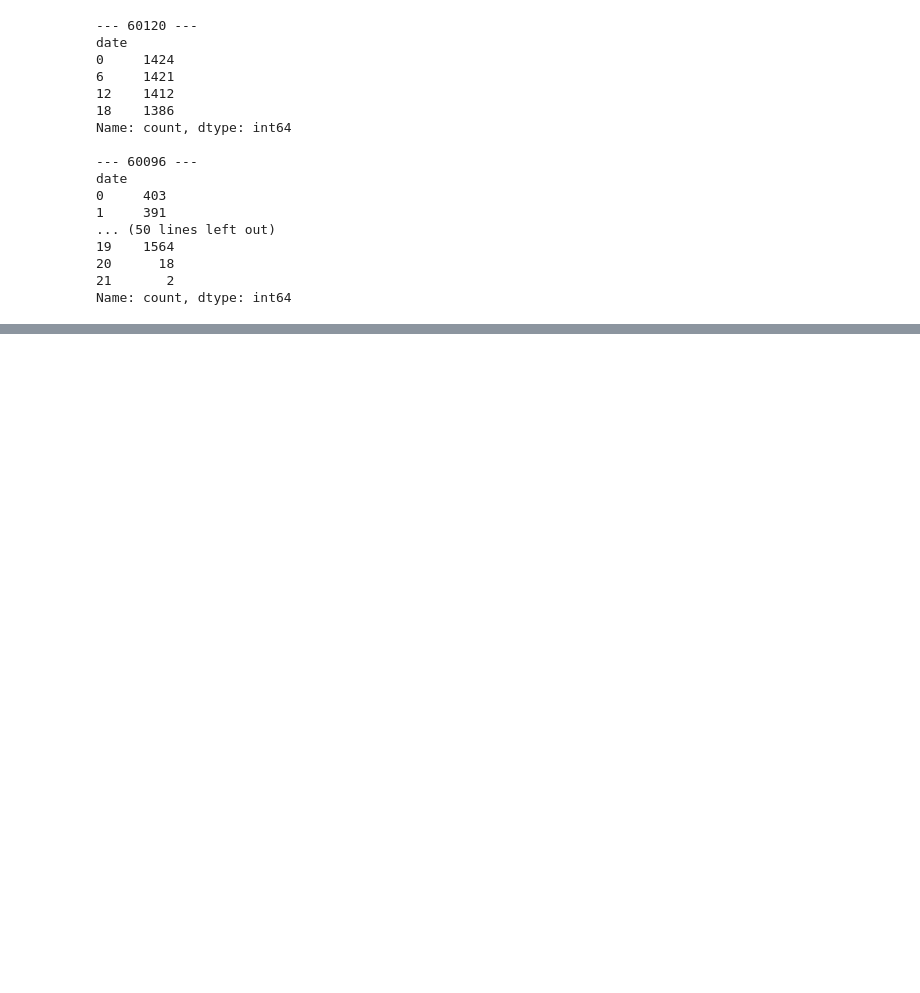
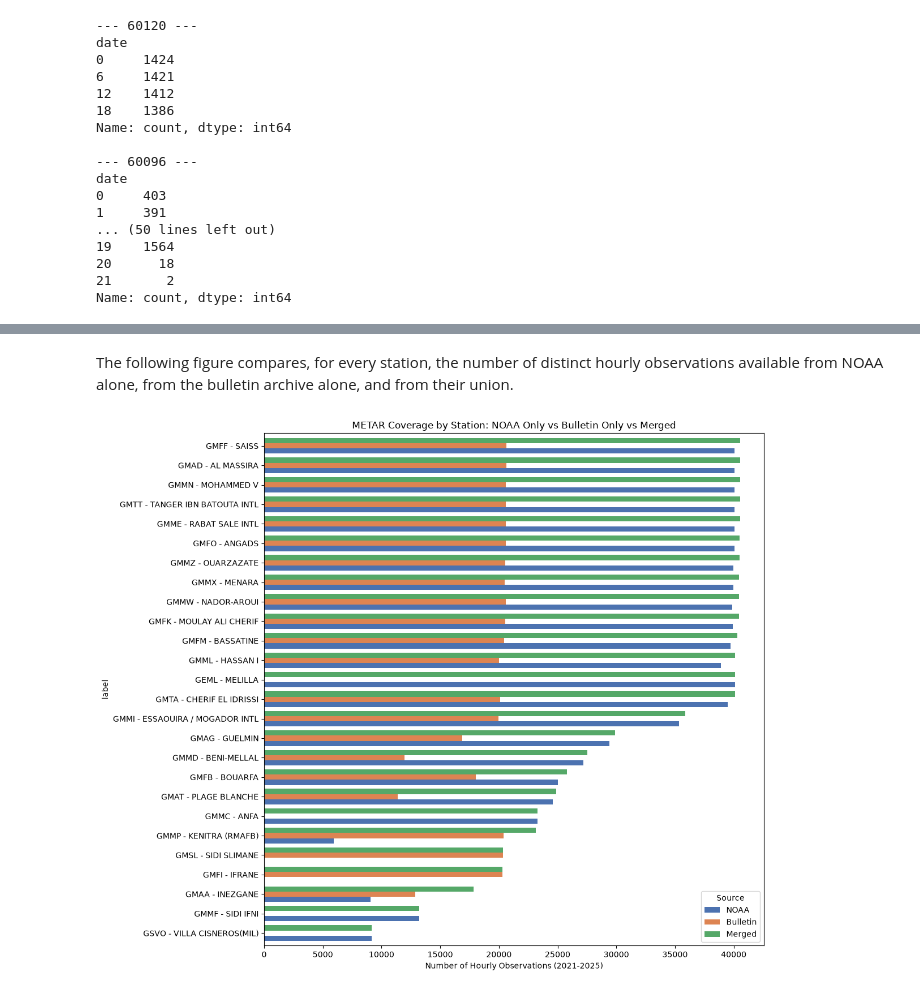
Before and after one commit to Marouanelmzr/meteorological-time-series-forecasting, a Jupyter notebook: notebooks/02_data_collection.ipynb, the cells around one changed output, grey strips where cells are left out. Drawn from its saved outputs; the diff is of its cells as text; code cells hidden in the pictures; blank space fills up the shorter version.

Commit message:
Docummented the data_collection pipeline

```diff
--- a/notebooks/02_data_collection.ipynb
+++ b/notebooks/02_data_collection.ipynb
@@ -202,0 +260,46 @@ Name: count, dtype: int64
+# %%
+import pandas as pd
+import matplotlib.pyplot as plt
+
+NOAA_PATH = "../data/raw/METAR_2021_2025.csv"
+BULLETIN_PATH = "../data/raw/METAR_bulletin_2021_2025.csv"
+MERGED_PATH = "../data/raw/METAR_merged_sources_2021_2025.csv"
+MAPPING_PATH = "../data/cleaned/isd_history_station_check.csv"
+
+mapping = pd.read_csv(MAPPING_PATH, dtype=str)
+mapping = mapping[mapping["found"].astype(str).str.lower().isin(["true", "1"])]
+official_icaos = set(mapping["icao"])
+icao_to_name = dict(zip(mapping["icao"], mapping["station_name"]))
+
+
+def load_hourly_counts(path: str, label: str) -> pd.Series:
+    df = pd.read_csv(path, usecols=["icao", "date"], dtype={"icao": str}, low_memory=False)
+    df = df[df["icao"].isin(official_icaos)]
+    df["hour"] = pd.to_datetime(df["date"]).dt.floor("h")
+    counts = df.drop_duplicates(subset=["icao", "hour"]).groupby("icao").size()
+    counts.name = label
+    return counts
+
+
+noaa_counts = load_hourly_counts(NOAA_PATH, "NOAA")
+bulletin_counts = load_hourly_counts(BULLETIN_PATH, "Bulletin")
+merged_counts = load_hourly_counts(MERGED_PATH, "Merged")
+
+comparison = pd.concat([noaa_counts, bulletin_counts, merged_counts], axis=1).fillna(0).astype(int)
+comparison = comparison.sort_values("Merged")
+comparison["label"] = comparison.index + " - " + comparison.index.map(icao_to_name).fillna("")
+# %% [markdown]
+The following figure compares, for every station, the number of distinct hourly observations available from NOAA alone, from the bulletin archive alone, and from their union.
+# %%
+fig, ax = plt.subplots(figsize=(12, 10))
+comparison.set_index("label")[["NOAA", "Bulletin", "Merged"]].plot(
+    kind="barh", ax=ax, width=0.8,
+    color={"NOAA": "#4C72B0", "Bulletin": "#DD8452", "Merged": "#55A868"}
+)
+ax.set_xlabel("Number of Hourly Observations (2021-2025)")
+ax.set_title("METAR Coverage by Station: NOAA Only vs Bulletin Only vs Merged")
+ax.legend(title="Source")
+plt.tight_layout()
+plt.show()
+# %% [output]
+[figure, added]
```
Also changed, not shown: parts of 38 cells of this notebook, 1 other file.
